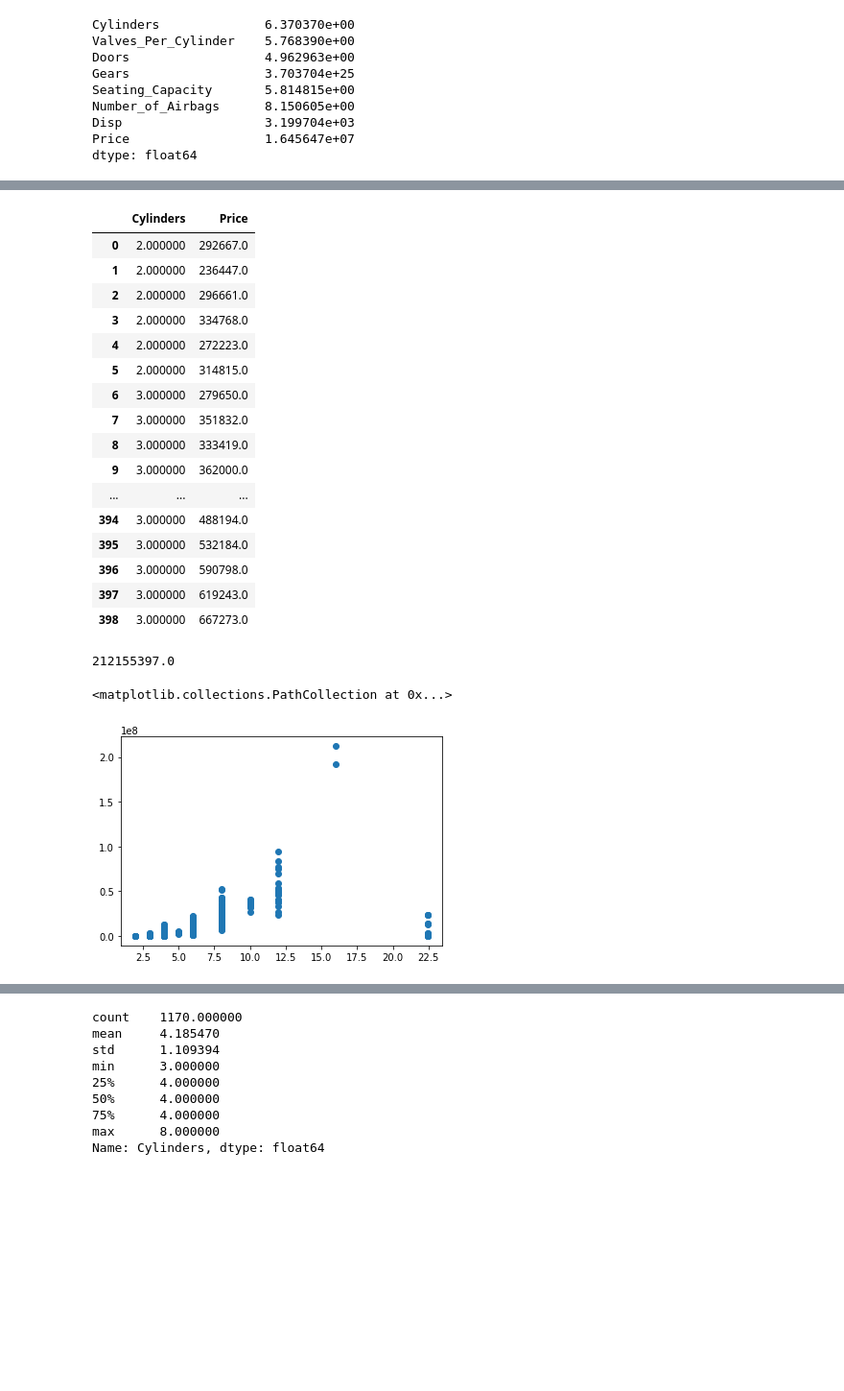
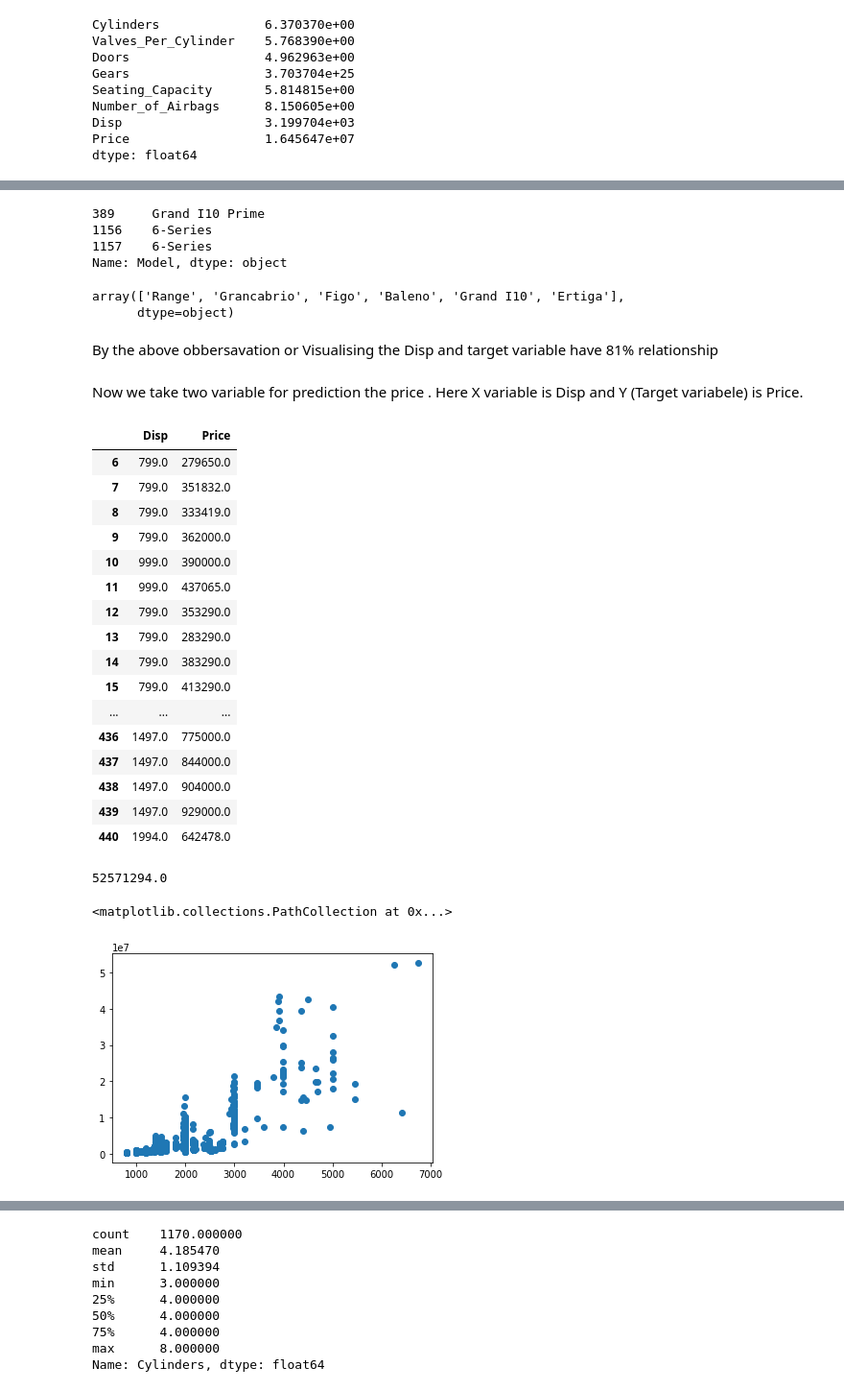
Before and after one commit to XERON431/ENGAGE-22-PROJECT, a Jupyter notebook: Project.ipynb, the cells around one changed output, grey strips where cells are left out. Shown at 96% size. Drawn from its saved outputs; the diff is of its cells as text; code cells hidden in the pictures; blank space fills up the shorter version.

```diff
--- a/Project.ipynb
+++ b/Project.ipynb
@@ -640,32 +644,53 @@ df1 = df.loc[:,['Cylinders','Price']]
+# %%
+#here we check the variant of Astom Marting Model
+make.get_group('Aston Martin')['Model']
+# %% [output]
+389     Grand I10 Prime
+1156    6-Series
+1157    6-Series
+Name: Model, dtype: object
+# %%
+#By the use of Land Rover rover have different variant in output.
+make.get_group('Land Rover Rover')['Model'].unique()
+# %% [output]
+array(['Range', 'Grancabrio', 'Figo', 'Baleno', 'Grand I10', 'Ertiga'],
+      dtype=object)
+# %% [markdown]
+By the above obbersavation or Visualising the Disp and target variable have 81% relationship
+# %% [markdown]
+Now we take two variable for prediction the price . Here X variable is Disp and Y (Target variabele) is Price.
+# %%
+# We make the new data frame for prediction the price
+df1 = df.loc[:,['Disp','Price']]
 # %%
 df1
 # %% [output]
-|  | Cylinders | Price |
-| 0 | 2.000000 | 292667.0 |
-| 1 | 2.000000 | 236447.0 |
-| 2 | 2.000000 | 296661.0 |
-| 3 | 2.000000 | 334768.0 |
-| 4 | 2.000000 | 272223.0 |
-| 5 | 2.000000 | 314815.0 |
-| 6 | 3.000000 | 279650.0 |
-| 7 | 3.000000 | 351832.0 |
-| 8 | 3.000000 | 333419.0 |
-| 9 | 3.000000 | 362000.0 |
+|  | Disp | Price |
+| 6 | 799.0 | 279650.0 |
+| 7 | 799.0 | 351832.0 |
+| 8 | 799.0 | 333419.0 |
+| 9 | 799.0 | 362000.0 |
+| 10 | 999.0 | 390000.0 |
+| 11 | 999.0 | 437065.0 |
+| 12 | 799.0 | 353290.0 |
+| 13 | 799.0 | 283290.0 |
+| 14 | 799.0 | 383290.0 |
+| 15 | 799.0 | 413290.0 |
 | ... | ... | ... |
-| 394 | 3.000000 | 488194.0 |
-| 395 | 3.000000 | 532184.0 |
-| 396 | 3.000000 | 590798.0 |
-| 397 | 3.000000 | 619243.0 |
-| 398 | 3.000000 | 667273.0 |
+| 436 | 1497.0 | 775000.0 |
+| 437 | 1497.0 | 844000.0 |
+| 438 | 1497.0 | 904000.0 |
+| 439 | 1497.0 | 929000.0 |
+| 440 | 1994.0 | 642478.0 |
 # %%
 df1['Price'].max()
 # %% [output]
-212155397.0
+52571294.0
 # %%
-plt.scatter(df1['Cylinders'],df['Price'],cmap='BuPu')
+plt.scatter(df1['Disp'],df['Price'],cmap='BuPu')
 # %% [output]
 <matplotlib.collections.PathCollection at 0x...>
-[figure, old version]
+[figure, new version]
 # %%
 sns.pairplot(df1)
 # %% [output]
```
Also changed, not shown: parts of 36 cells of this notebook.
